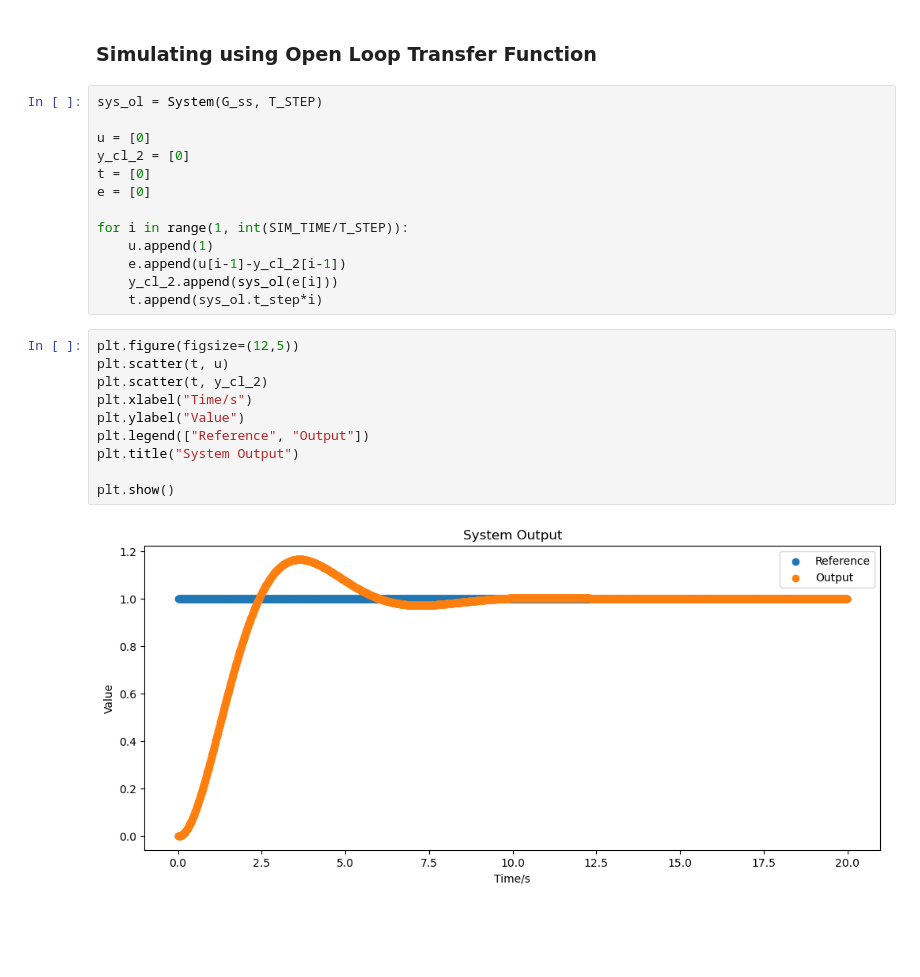
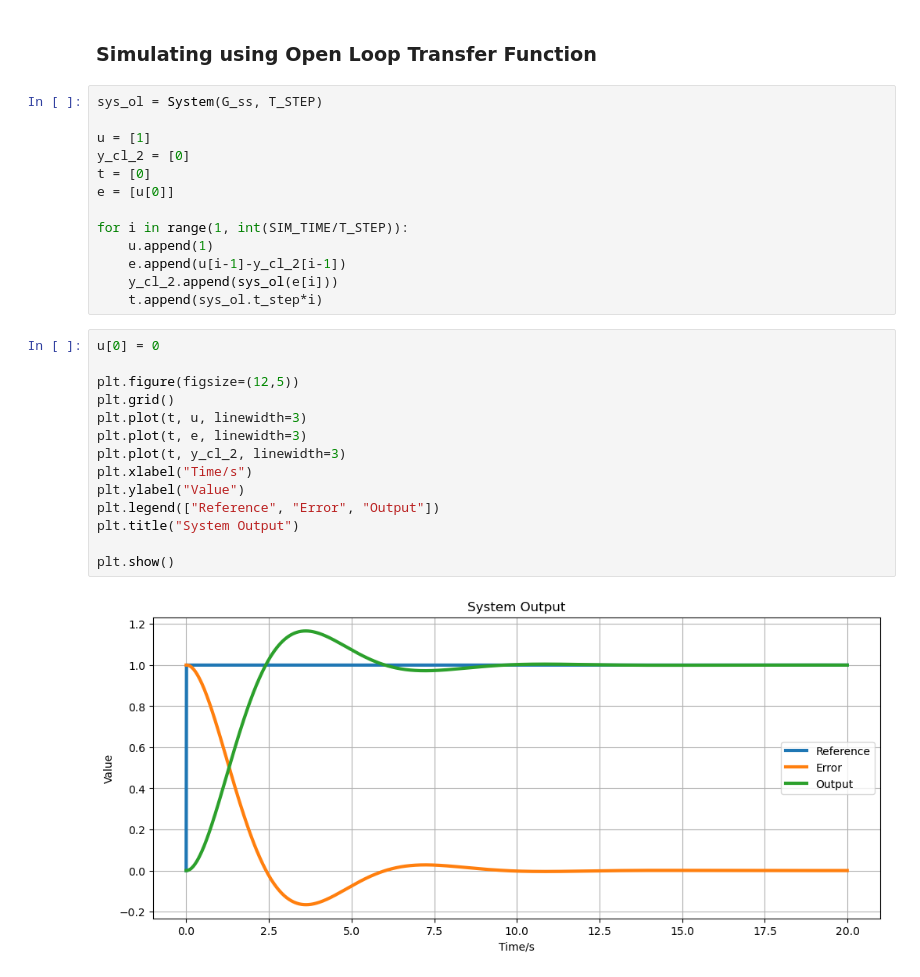
Before and after one commit to rahalnanayakkara/system-simulations, a Jupyter notebook: describing-functions/ol_cl_sim.ipynb, the cells around one changed output. Cells and saved outputs as stored; diff of their text form; blank space fills up the shorter version.

```diff
--- a/describing-functions/ol_cl_sim.ipynb
+++ b/describing-functions/ol_cl_sim.ipynb
@@ -111,10 +117,10 @@ plt.show()
 # %%
 sys_ol = System(G_ss, T_STEP)
 
-u = [0]
+u = [1]
 y_cl_2 = [0]
 t = [0]
-e = [0]
+e = [u[0]]
 
 for i in range(1, int(SIM_TIME/T_STEP)):
     u.append(1)
@@ -122,14 +128,18 @@ for i in range(1, int(SIM_TIME/T_STEP)):
     y_cl_2.append(sys_ol(e[i]))
     t.append(sys_ol.t_step*i)
 # %%
+u[0] = 0
+
 plt.figure(figsize=(12,5))
-plt.scatter(t, u)
-plt.scatter(t, y_cl_2)
+plt.grid()
+plt.plot(t, u, linewidth=3)
+plt.plot(t, e, linewidth=3)
+plt.plot(t, y_cl_2, linewidth=3)
 plt.xlabel("Time/s")
 plt.ylabel("Value")
-plt.legend(["Reference", "Output"])
+plt.legend(["Reference", "Error", "Output"])
 plt.title("System Output")
 
 plt.show()
 # %% [output]
-[figure, old version]
+[figure, new version]
```
Also changed, not shown: parts of 4 cells of this notebook.
